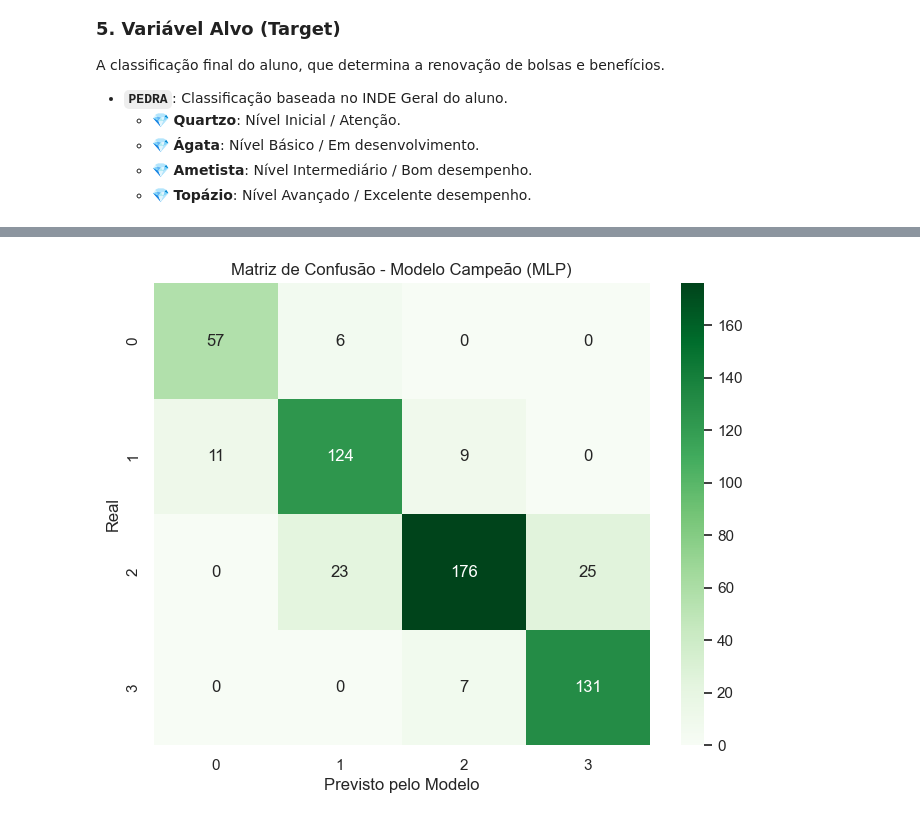
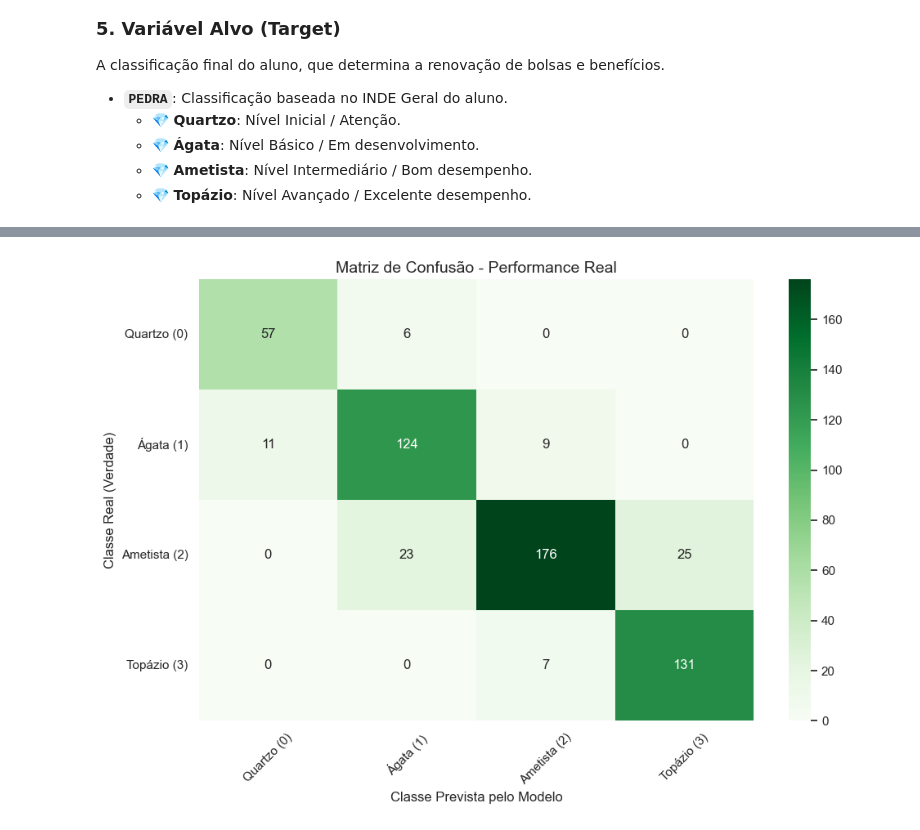
Before and after one commit to Lakand/Datathon-MLET, a Jupyter notebook: notebooks/exploracao_dados.ipynb, the cells around one changed output, grey strips where cells are left out. Cells and saved outputs as stored; diff of their text form; code cells hidden in the pictures.

```diff
--- a/notebooks/exploracao_dados.ipynb
+++ b/notebooks/exploracao_dados.ipynb
@@ -1277,34 +909,46 @@ print("--- Otimização Concluída! ---")
 # %%
-from sklearn.metrics import classification_report, confusion_matrix
-import seaborn as sns
-import matplotlib.pyplot as plt
+# ==============================================================================
+# TREINAMENTO FINAL E VALIDAÇÃO DO MODELO CAMPEÃO
+# ==============================================================================
 
-# 1. Recriar o campeão com os melhores hiperparâmetros encontrados
-# {'learning_rate_init': 0.001, 'hidden_layer_sizes': (50,), 'alpha': 0.01, 'activation': 'relu'}
-mlp_final = MLPClassifier(
-    hidden_layer_sizes=(50,),
-    activation='relu',
-    alpha=0.01,
-    learning_rate_init=0.001,
-    max_iter=2000,
-    random_state=42
+best_params = {
+    'hidden_layer_sizes': (50,),
+    'activation': 'relu',
+    'alpha': 0.01,
+    'learning_rate_init': 0.001,
+    'max_iter': 2000,
+    'random_state': 42
+}
+
+print("🔄 Retreinando o modelo campeão com todo o conjunto de treino balanceado...")
+final_model = MLPClassifier(**best_params)
+
+final_model.fit(X_train_bal, y_train_bal)
+
+y_pred_final = final_model.predict(X_test_scaled)
+
+classes_nomes = ['Quartzo (0)', 'Ágata (1)', 'Ametista (2)', 'Topázio (3)']
+
+print("\n--- RELATÓRIO DE CLASSIFICAÇÃO (TESTE) ---")
+print(classification_report(y_test, y_pred_final, target_names=classes_nomes))
+
+plt.figure(figsize=(10, 7))
+cm = confusion_matrix(y_test, y_pred_final)
+
+sns.heatmap(
+    cm,
+    annot=True,
+    fmt='d',
+    cmap='Greens',
+    xticklabels=classes_nomes,
+    yticklabels=classes_nomes
 )
 
-# 2. Treinar no X_train completo (ou X_resampled se usou SMOTE)
-mlp_final.fit(X_resampled, y_resampled)
-
-# 3. Prever no X_test (que o modelo NUNCA viu)
-y_pred_final = mlp_final.predict(X_test_scaled)
-
-# 4. Mostrar a verdade nua e crua
-print("--- RESULTADO FINAL NO TESTE ---")
-print(classification_report(y_test, y_pred_final))
-
-# Matriz visual
-plt.figure(figsize=(8, 6))
-sns.heatmap(confusion_matrix(y_test, y_pred_final), annot=True, fmt='d', cmap='Greens')
-plt.title('Matriz de Confusão - Modelo Campeão (MLP)')
-plt.ylabel('Real')
-plt.xlabel('Previsto pelo Modelo')
+plt.title('Matriz de Confusão - Performance Real', fontsize=14)
+plt.ylabel('Classe Real (Verdade)', fontsize=12)
+plt.xlabel('Classe Prevista pelo Modelo', fontsize=12)
+plt.xticks(rotation=45)
+plt.yticks(rotation=0)
+plt.tight_layout()
 plt.show()
 # %% [output]
@@ -1318,5 +964,5 @@ plt.show()
 
     accuracy                           0.86       569
    macro avg       0.85      0.88      0.86       569
 weighted avg       0.86      0.86      0.86       569
-[figure, old version]
+[figure, new version]
```
Also changed, not shown: parts of 24 cells of this notebook, 2 other files.
